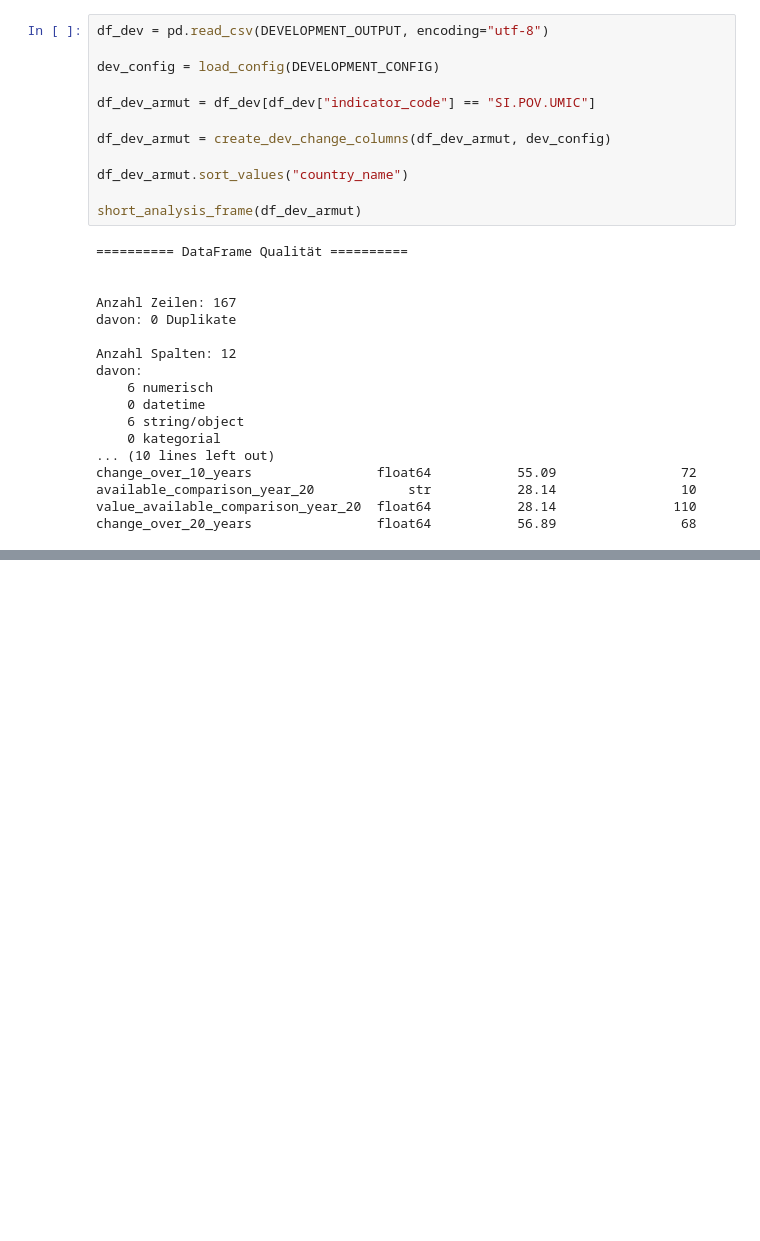
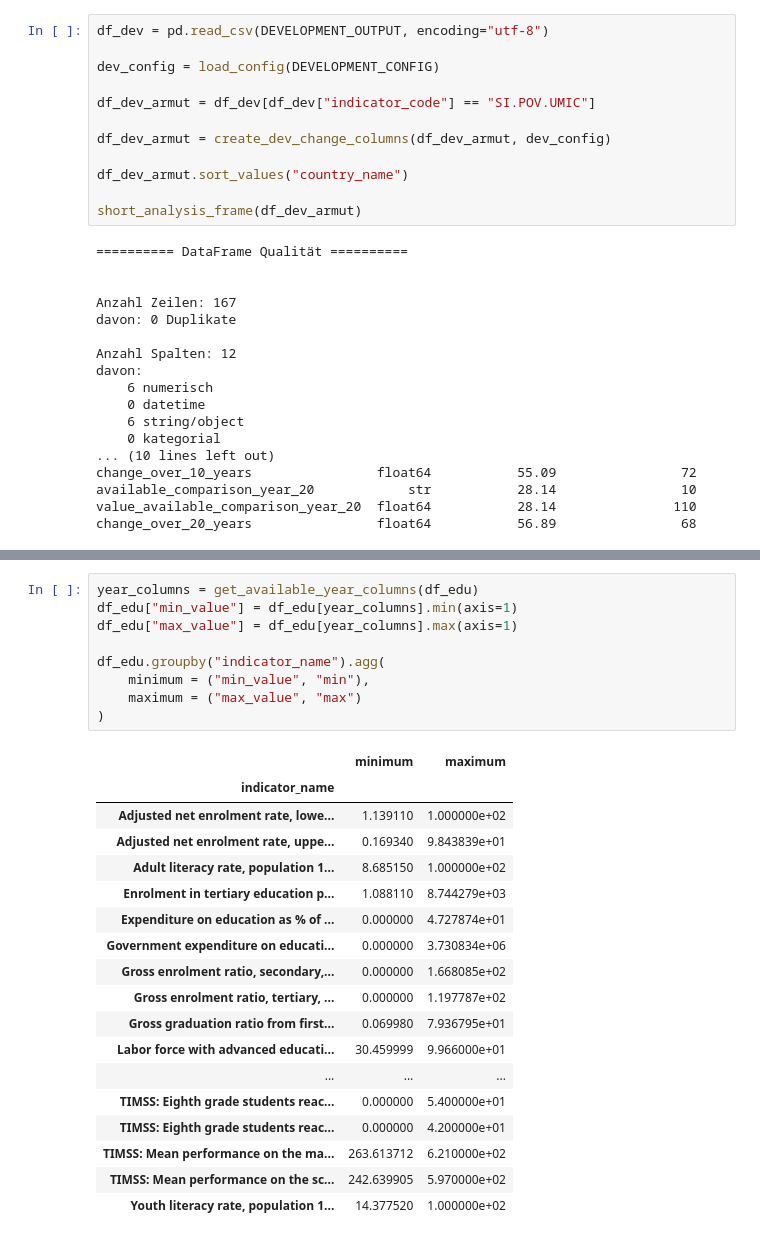
Before and after one commit to EckbertRadieschen/Analysis-App---Bildung-Entwicklung-international-, a Jupyter notebook: notebooks/abschlussprojekt.ipynb, the cells around one changed output, grey strips where cells are left out. Drawn from its saved outputs; the diff is of its cells as text; blank space fills up the shorter version.

```diff
--- a/notebooks/abschlussprojekt.ipynb
+++ b/notebooks/abschlussprojekt.ipynb
@@ -568,0 +569,28 @@ df_dev.groupby("indicator_name").agg(
+# %%
+year_columns = get_available_year_columns(df_edu)
+df_edu["min_value"] = df_edu[year_columns].min(axis=1)
+df_edu["max_value"] = df_edu[year_columns].max(axis=1)
+
+df_edu.groupby("indicator_name").agg(
+    minimum = ("min_value", "min"),
+    maximum = ("max_value", "max")
+)
+# %% [output]
+|  | minimum | maximum |
+| indicator_name |  |  |
+| Adjusted net enrolment rate, lowe... | 1.139110 | 1.000000e+02 |
+| Adjusted net enrolment rate, uppe... | 0.169340 | 9.843839e+01 |
+| Adult literacy rate, population 1... | 8.685150 | 1.000000e+02 |
+| Enrolment in tertiary education p... | 1.088110 | 8.744279e+03 |
+| Expenditure on education as % of ... | 0.000000 | 4.727874e+01 |
+| Government expenditure on educati... | 0.000000 | 3.730834e+06 |
+| Gross enrolment ratio, secondary,... | 0.000000 | 1.668085e+02 |
+| Gross enrolment ratio, tertiary, ... | 0.000000 | 1.197787e+02 |
+| Gross graduation ratio from first... | 0.069980 | 7.936795e+01 |
+| Labor force with advanced educati... | 30.459999 | 9.966000e+01 |
+| ... | ... | ... |
+| TIMSS: Eighth grade students reac... | 0.000000 | 5.400000e+01 |
+| TIMSS: Eighth grade students reac... | 0.000000 | 4.200000e+01 |
+| TIMSS: Mean performance on the ma... | 263.613712 | 6.210000e+02 |
+| TIMSS: Mean performance on the sc... | 242.639905 | 5.970000e+02 |
+| Youth literacy rate, population 1... | 14.377520 | 1.000000e+02 |
```
Also changed, not shown: parts of 11 cells of this notebook, 8 other files.
